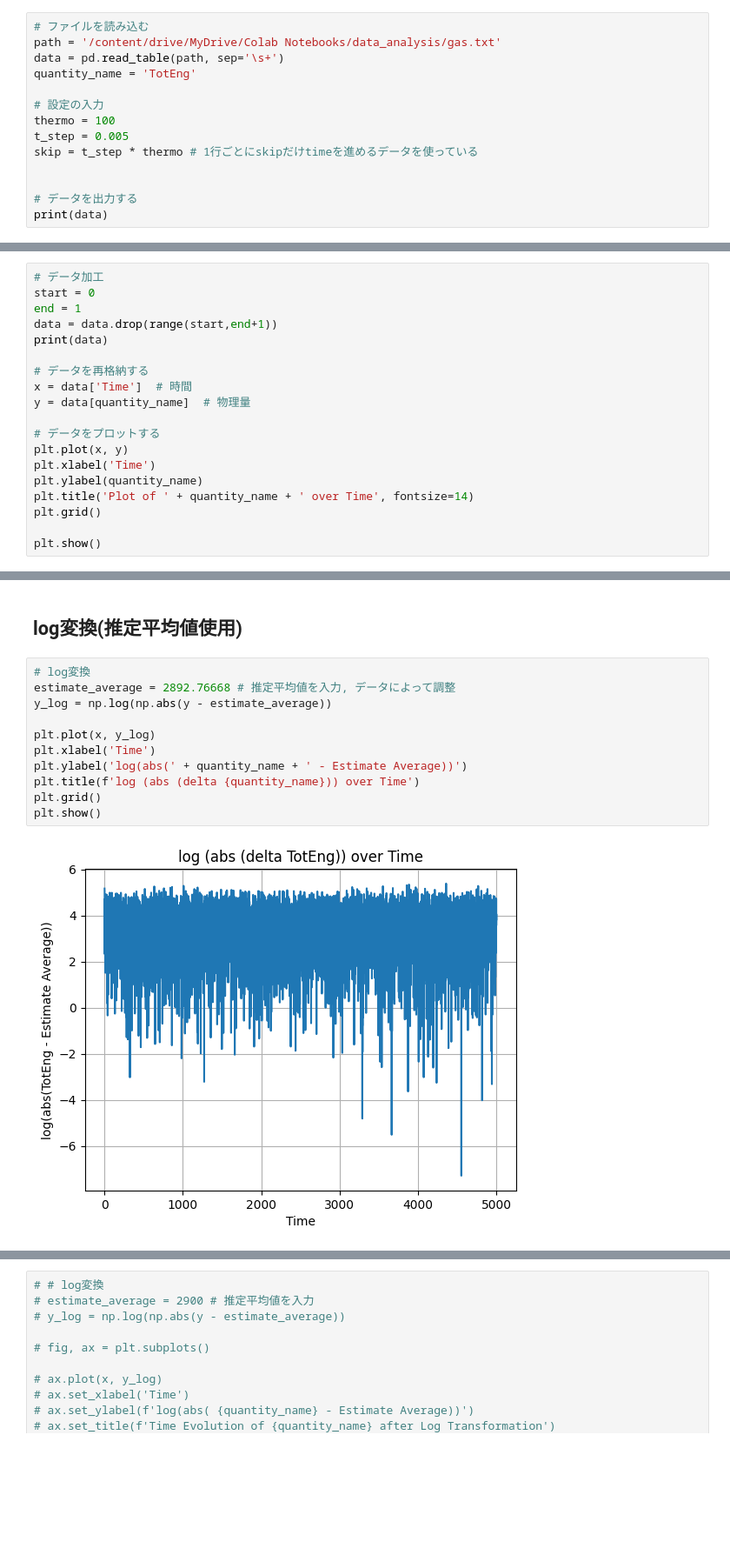
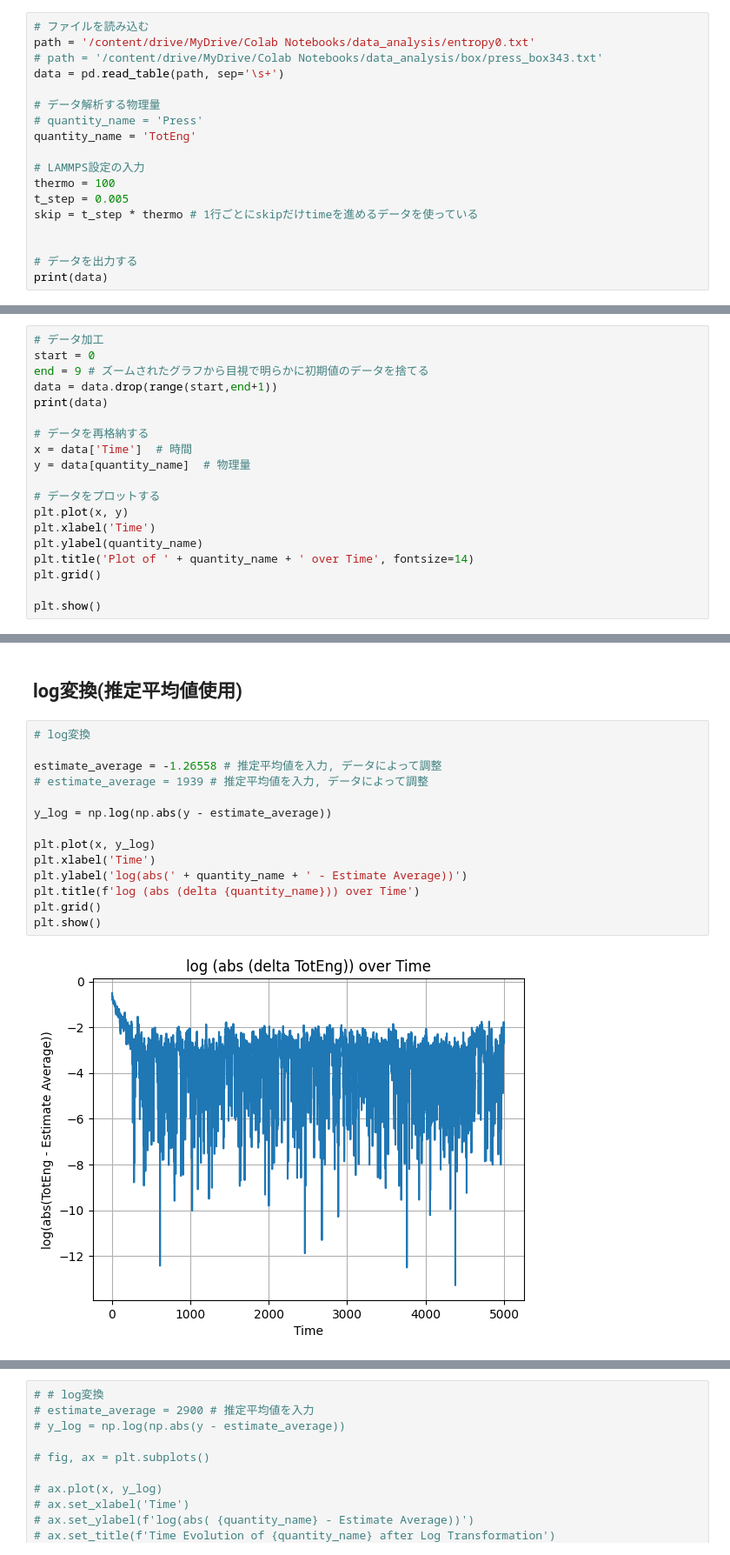
Before and after one commit to m-agnet/Bachelor-of-Physics, a Jupyter notebook: data_analysis.ipynb, the cells around one changed output, grey strips where cells are left out. Shown: that part at 87% size. Saved outputs shown, nothing was run; the diff lists cells and outputs as text; blank space fills up the shorter version.

```diff
--- a/data_analysis.ipynb
+++ b/data_analysis.ipynb
@@ -11,11 +11,15 @@ import matplotlib.pyplot as plt
 from scipy.stats import norm
 # %%
 # ファイルを読み込む
-path = '/content/drive/MyDrive/Colab Notebooks/data_analysis/gas.txt'
+path = '/content/drive/MyDrive/Colab Notebooks/data_analysis/entropy0.txt'
+# path = '/content/drive/MyDrive/Colab Notebooks/data_analysis/box/press_box343.txt'
 data = pd.read_table(path, sep='\s+')
+
+# データ解析する物理量
+# quantity_name = 'Press'
 quantity_name = 'TotEng'
 
-# 設定の入力
+# LAMMPS設定の入力
 thermo = 100
 t_step = 0.005
 skip = t_step * thermo # 1行ごとにskipだけtimeを進めるデータを使っている
@@ -78,7 +82,7 @@ plt.show()
 # %%
 # データ加工
 start = 0
-end = 1
+end = 9 # ズームされたグラフから目視で明らかに初期値のデータを捨てる
 data = data.drop(range(start,end+1))
 print(data)
 
@@ -116,16 +120,19 @@ plt.show()
 ## log変換(推定平均値使用)
 # %%
 # log変換
-estimate_average = 2892.76668 # 推定平均値を入力, データによって調整
+
+estimate_average = -1.26558 # 推定平均値を入力, データによって調整
+# estimate_average = 1939 # 推定平均値を入力, データによって調整
+
 y_log = np.log(np.abs(y - estimate_average))
 
 plt.plot(x, y_log)
 plt.xlabel('Time')
 plt.ylabel('log(abs(' + quantity_name + ' - Estimate Average))')
 plt.title(f'log (abs (delta {quantity_name})) over Time')
 plt.grid()
 plt.show()
 # %% [output]
-[figure, old version]
+[figure, new version]
 # %%
 # ズーム
```
Also changed, not shown: parts of 14 cells of this notebook.
